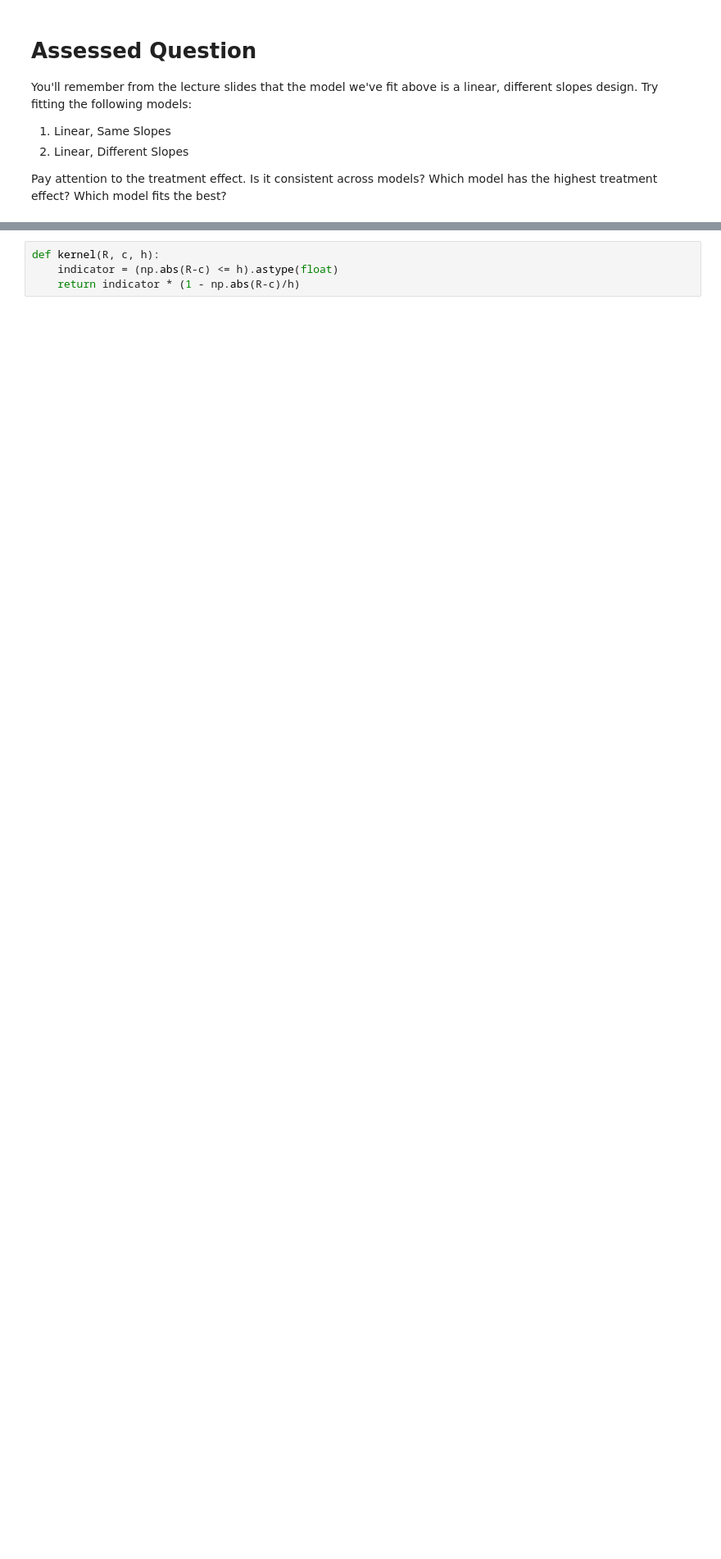
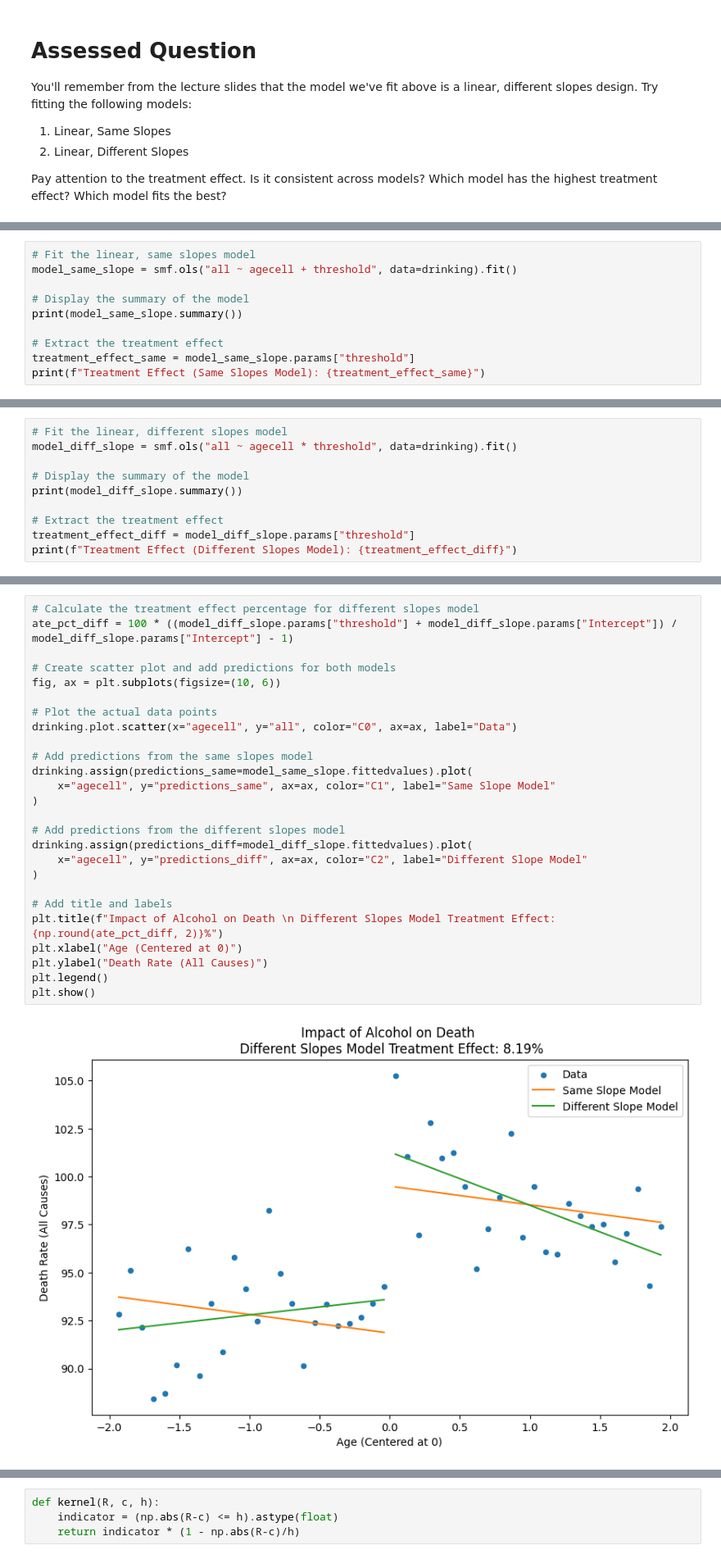
Before and after one commit to Alison339/QM2-1, a Jupyter notebook: notebooks/W09. Regression Discontinuity.ipynb, the cells around one changed output, grey strips where cells are left out. Shown at 82% size. Saved outputs shown, nothing was run; the diff lists cells and outputs as text; blank space fills up the shorter version.

```diff
--- a/notebooks/W09. Regression Discontinuity.ipynb
+++ b/notebooks/W09. Regression Discontinuity.ipynb
@@ -271,0 +272,10 @@ Notes:
+# %%
+# Fit the linear, same slopes model
+model_same_slope = smf.ols("all ~ agecell + threshold", data=drinking).fit()
+
+# Display the summary of the model
+print(model_same_slope.summary())
+
+# Extract the treatment effect
+treatment_effect_same = model_same_slope.params["threshold"]
+print(f"Treatment Effect (Same Slopes Model): {treatment_effect_same}")
@@ -271,0 +300,10 @@ Notes:
+# %%
+# Fit the linear, different slopes model
+model_diff_slope = smf.ols("all ~ agecell * threshold", data=drinking).fit()
+
+# Display the summary of the model
+print(model_diff_slope.summary())
+
+# Extract the treatment effect
+treatment_effect_diff = model_diff_slope.params["threshold"]
+print(f"Treatment Effect (Different Slopes Model): {treatment_effect_diff}")
@@ -271,0 +328,28 @@ Notes:
+# %%
+# Calculate the treatment effect percentage for different slopes model
+ate_pct_diff = 100 * ((model_diff_slope.params["threshold"] + model_diff_slope.params["Intercept"]) / model_diff_slope.params["Intercept"] - 1)
+
+# Create scatter plot and add predictions for both models
+fig, ax = plt.subplots(figsize=(10, 6))
+
+# Plot the actual data points
+drinking.plot.scatter(x="agecell", y="all", color="C0", ax=ax, label="Data")
+
+# Add predictions from the same slopes model
+drinking.assign(predictions_same=model_same_slope.fittedvalues).plot(
+    x="agecell", y="predictions_same", ax=ax, color="C1", label="Same Slope Model"
+)
+
+# Add predictions from the different slopes model
+drinking.assign(predictions_diff=model_diff_slope.fittedvalues).plot(
+    x="agecell", y="predictions_diff", ax=ax, color="C2", label="Different Slope Model"
+)
+
+# Add title and labels
+plt.title(f"Impact of Alcohol on Death \n Different Slopes Model Treatment Effect: {np.round(ate_pct_diff, 2)}%")
+plt.xlabel("Age (Centered at 0)")
+plt.ylabel("Death Rate (All Causes)")
+plt.legend()
+plt.show()
+# %% [output]
+[figure, added]
```
Also changed, not shown: parts of 10 cells of this notebook.
